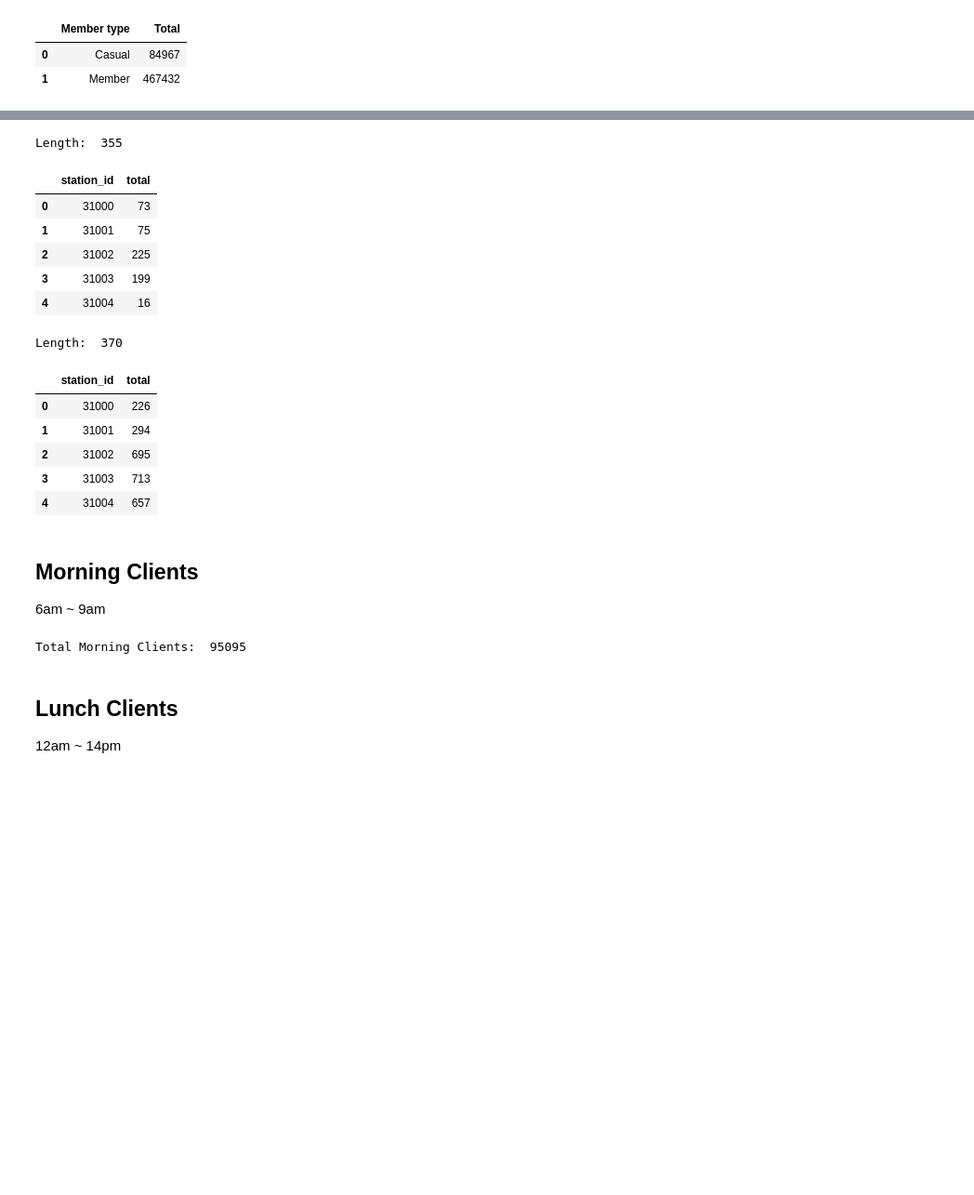
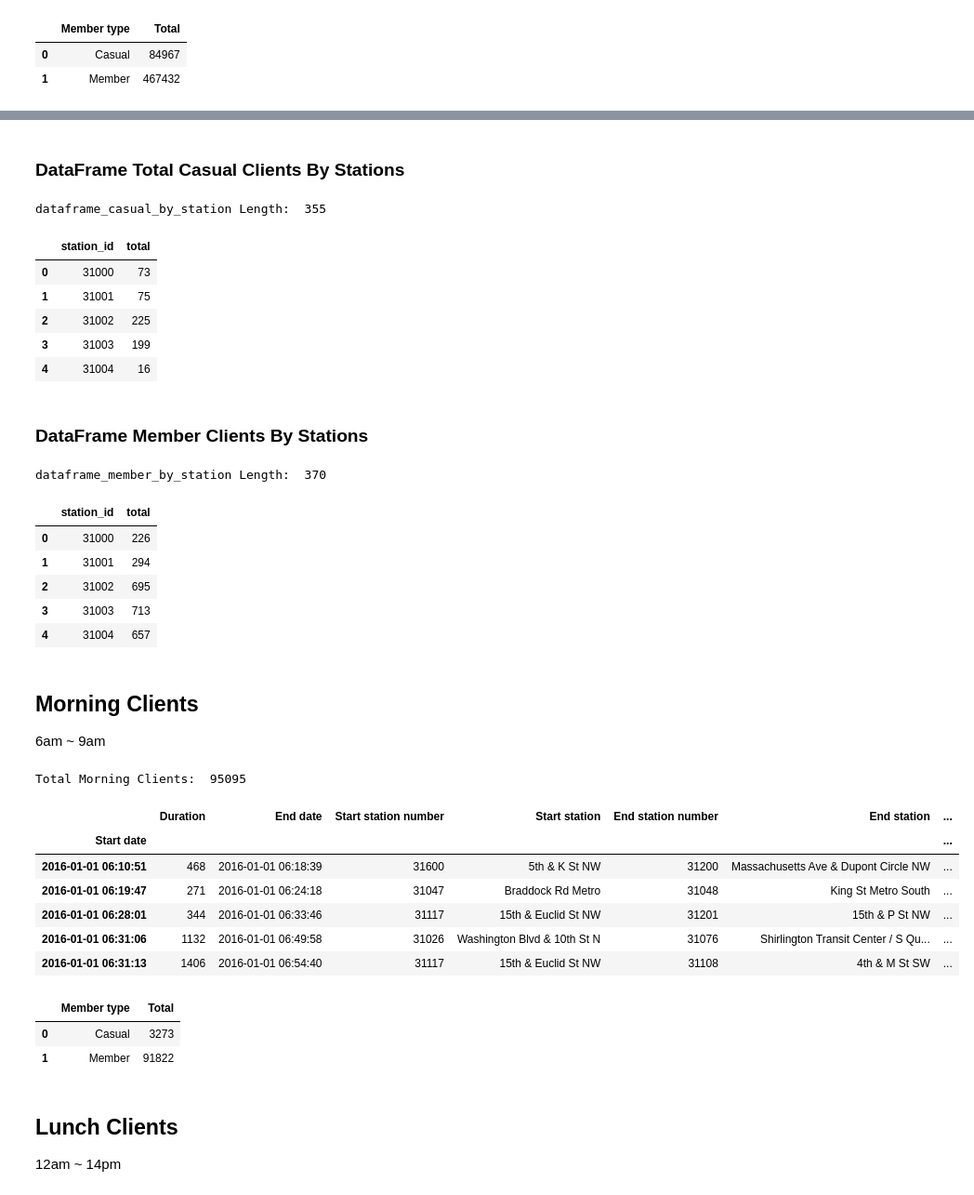
Before and after one commit to claupereirajr/datascience_study, a Jupyter notebook: aula10/Scripts - study bike sharing.ipynb, the cells around one changed output, grey strips where cells are left out. Shown at 93% size. Cells and saved outputs as stored; diff of their text form; code cells hidden in the pictures; blank space fills up the shorter version.

```diff
--- a/aula10/Scripts - study bike sharing.ipynb
+++ b/aula10/Scripts - study bike sharing.ipynb
@@ -97,26 +100,30 @@ Length:  467432
 | 2 | 715 | 2016-01-01 00:13:52 | 2016-01-01 00:25:48 | 31222 | New York Ave & 15th St NW | 31214 | 17th & Corcoran St NW | ... |
 | 3 | 213 | 2016-01-01 00:15:29 | 2016-01-01 00:19:03 | 31506 | 1st & Rhode Island Ave NW | 31509 | New Jersey Ave & R St NW | ... |
 | 4 | 872 | 2016-01-01 00:16:16 | 2016-01-01 00:30:49 | 31041 | Prince St & Union St | 31048 | King St Metro South | ... |
+# %% [markdown]
+### DataFrame Total Casual Clients By Stations
 # %%
 dataframe_casual_by_station = dataframe_casualclients.groupby('Start station number')['Member type'].count().reset_index()
 dataframe_casual_by_station.rename(columns={'Start station number':'station_id','Member type':'total'}, inplace=True)
-print('Length: ',len(dataframe_casual_by_station))
+print('dataframe_casual_by_station Length: ',len(dataframe_casual_by_station))
 dataframe_casual_by_station.head()
 # %% [output]
-Length:  355
+dataframe_casual_by_station Length:  355
 |  | station_id | total |
 | 0 | 31000 | 73 |
 | 1 | 31001 | 75 |
 | 2 | 31002 | 225 |
 | 3 | 31003 | 199 |
 | 4 | 31004 | 16 |
+# %% [markdown]
+### DataFrame Member Clients By Stations
 # %%
 dataframe_member_by_station = dataframe_memberclients.groupby('Start station number')['Member type'].count().reset_index()
 dataframe_member_by_station.rename(columns={'Start station number':'station_id','Member type':'total'}, inplace=True)
-print('Length: ',len(dataframe_member_by_station))
+print('dataframe_member_by_station Length: ',len(dataframe_member_by_station))
 dataframe_member_by_station.head()
 # %% [output]
-Length:  370
+dataframe_member_by_station Length:  370
 |  | station_id | total |
 | 0 | 31000 | 226 |
 | 1 | 31001 | 294 |
@@ -129,12 +136,27 @@ Length:  370
 # %%
 dataframe_morning_clients = dataframe_tripdata.copy()
 dataframe_morning_clients['Start date'] = pd.to_datetime(dataframe_morning_clients['Start date'])
 dataframe_morning_clients.set_index('Start date',inplace=True)
 dataframe_morning_clients = dataframe_morning_clients.between_time('06:00:00','09:00:00')
 print('Total Morning Clients: ',len(dataframe_morning_clients))
-# dataframe_morning_clients.head()
+dataframe_morning_clients.head()
 # %% [output]
 Total Morning Clients:  95095
+|  | Duration | End date | Start station number | Start station | End station number | End station | ... |
+| Start date |  |  |  |  |  |  | ... |
+| 2016-01-01 06:10:51 | 468 | 2016-01-01 06:18:39 | 31600 | 5th & K St NW | 31200 | Massachusetts Ave & Dupont Circle NW | ... |
+| 2016-01-01 06:19:47 | 271 | 2016-01-01 06:24:18 | 31047 | Braddock Rd Metro | 31048 | King St Metro South | ... |
+| 2016-01-01 06:28:01 | 344 | 2016-01-01 06:33:46 | 31117 | 15th & Euclid St NW | 31201 | 15th & P St NW | ... |
+| 2016-01-01 06:31:06 | 1132 | 2016-01-01 06:49:58 | 31026 | Washington Blvd & 10th St N | 31076 | Shirlington Transit Center / S Qu... | ... |
+| 2016-01-01 06:31:13 | 1406 | 2016-01-01 06:54:40 | 31117 | 15th & Euclid St NW | 31108 | 4th & M St SW | ... |
+# %%
+dataframe_morning_clients_total_by_type = dataframe_morning_clients.groupby('Member type')['Duration'].count().reset_index()
+dataframe_morning_clients_total_by_type.rename(columns={'Duration':'Total'}, inplace=True)
+dataframe_morning_clients_total_by_type
+# %% [output]
+|  | Member type | Total |
+| 0 | Casual | 3273 |
+| 1 | Member | 91822 |
 # %% [markdown]
 ## Lunch Clients
 12am ~ 14pm
```
Also changed, not shown: parts of 18 cells of this notebook.
